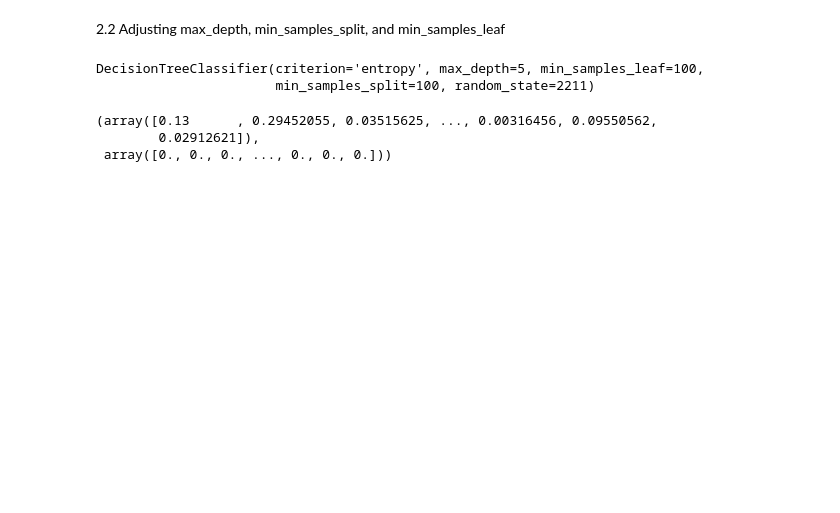
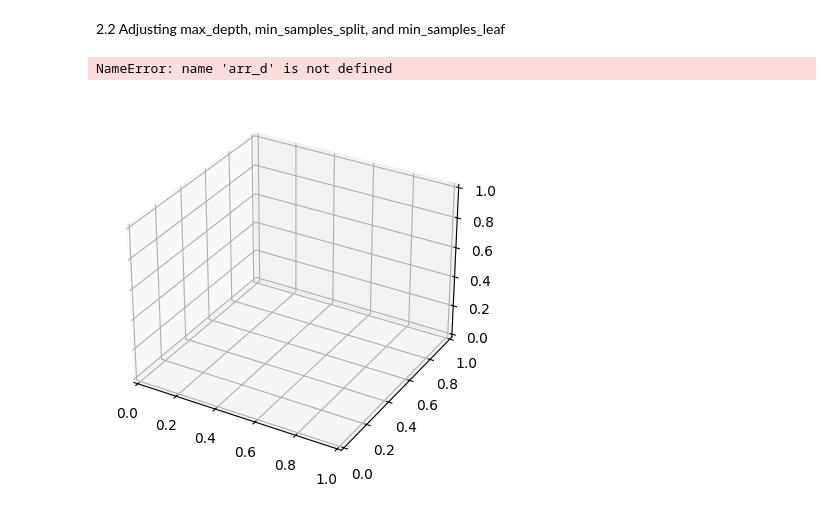
Before and after one commit to Rigbones/ISOM3360_Asg2, a Jupyter notebook: isom3360_asg2.ipynb, the cells around one changed output. Cells and saved outputs as stored; diff of their text form; code cells hidden in the pictures; blank space fills up the shorter version.

```diff
--- a/isom3360_asg2.ipynb
+++ b/isom3360_asg2.ipynb
@@ -132,23 +136,53 @@ max_depth = 5
 min_samples_split = 100
 min_samples_leaf = 100
 
-# build model
-model_adjparam = DecisionTreeClassifier(criterion = 'entropy', random_state=2211,
-							   max_depth=max_depth,
-							   min_samples_split=min_samples_split,
-							   min_samples_leaf=min_samples_leaf)
-model_adjparam.fit(X, y)
+arr_d = []
+arr_ss = []
+arr_sl = []
+arr_auc = []
 
-# get accuracy
-score_accuracy = cross_val_score(model_adjparam, X, y, scoring='accuracy', cv=10)
-score_accuracy.mean()
+for d in range(5, 35, 5):
+	for ss in range(2, 102, 10):
+		for sl in range(2, 102, 10):
+			# build model
+			model_adjparam = DecisionTreeClassifier(criterion = 'entropy', random_state=2211,
+										max_depth=d,
+										min_samples_split=ss,
+										min_samples_leaf=sl)
+			model_adjparam.fit(X, y)
+
+			arr_d.append(d)
+			arr_ss.append(ss)
+			arr_sl.append(sl)
+
+			arr_auc.append(cross_val_score(model_adjparam, X, y, scoring='roc_auc', cv=10).mean())
-# %% [output]
-DecisionTreeClassifier(criterion='entropy', max_depth=5, min_samples_leaf=100,
-                       min_samples_split=100, random_state=2211)
-# %%
-
-model_adjparam.predict_proba(X)[:, 1], model_adjparam.predict(X)
-# %% [output]
-(array([0.13      , 0.29452055, 0.03515625, ..., 0.00316456, 0.09550562,
-        0.02912621]),
- array([0., 0., 0., ..., 0., 0., 0.]))
+# %%
+from matplotlib import cm
+from matplotlib.ticker import LinearLocator
+
+fig, ax = plt.subplots(subplot_kw={"projection": "3d"})
+
+# # Make data.
+# X = np.arange(-5, 5, 0.25)
+# Y = np.arange(-5, 5, 0.25)
+# X, Y = np.meshgrid(X, Y)
+# R = np.sqrt(X**2 + Y**2)
+# Z = np.sin(R)
+
+# Plot the surface.
+surf = ax.plot_surface(arr_d, arr_ss, arr_sl, cmap=cm.coolwarm,
+                       linewidth=0, antialiased=False)
+
+# # Customize the z axis.
+# ax.set_zlim(-1.01, 1.01)
+# ax.zaxis.set_major_locator(LinearLocator(10))
+# # A StrMethodFormatter is used automatically
+# ax.zaxis.set_major_formatter('{x:.02f}')
+
+# Add a color bar which maps values to colors.
+fig.colorbar(surf, shrink=0.5, aspect=5)
+
+plt.show()
+# %% [output]
+NameError: name 'arr_d' is not defined
+[figure, added]
```
Also changed, not shown: parts of 1 cell of this notebook, 1 other file.
